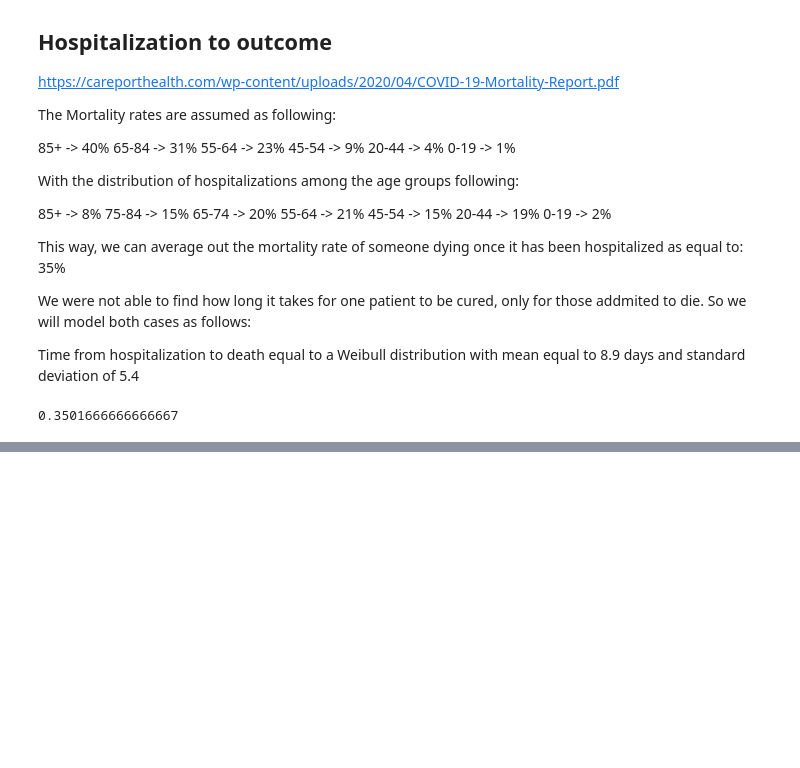
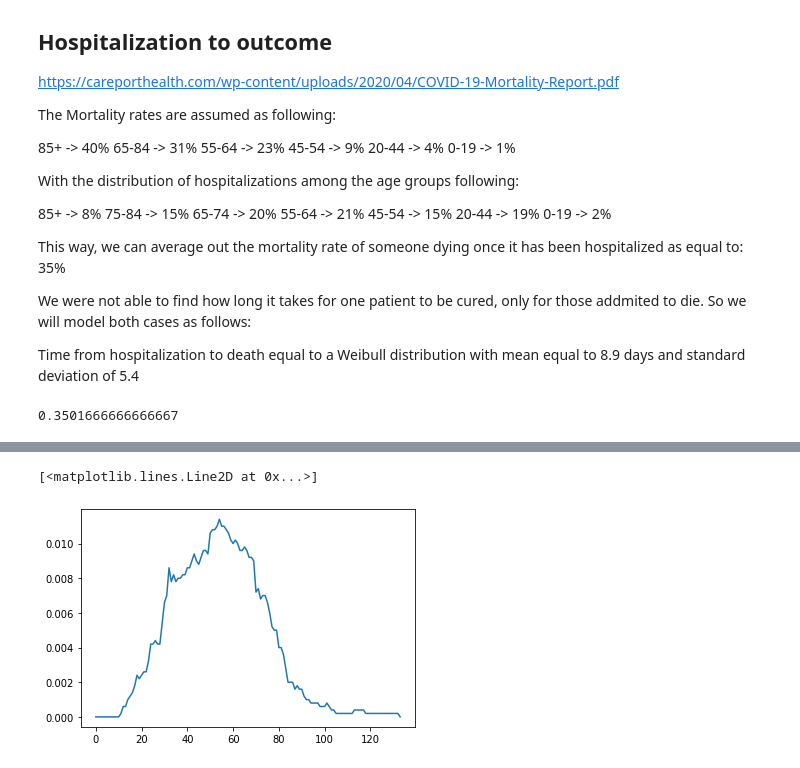
Before and after one commit to yambanis/CovidMDP, a Jupyter notebook: notebooks/spread_modeling/Recovery Modeling.ipynb, the cells around one changed output, grey strips where cells are left out. Cells and saved outputs as stored; diff of their text form; code cells hidden in the pictures; blank space fills up the shorter version.

```diff
--- a/notebooks/spread_modeling/Recovery Modeling.ipynb
+++ b/notebooks/spread_modeling/Recovery Modeling.ipynb
@@ -737,0 +648,5 @@ SyntaxError: invalid syntax (<ipython-input-265-97cfe2408511>, line 1)
+# %%
+plt.plot(time_series.index, time_series['hospitalized'], label = 'removed')
+# %% [output]
+[<matplotlib.lines.Line2D at 0x...>]
+[figure, added]
```
Also changed, not shown: parts of 10 cells of this notebook, 7 other files.
